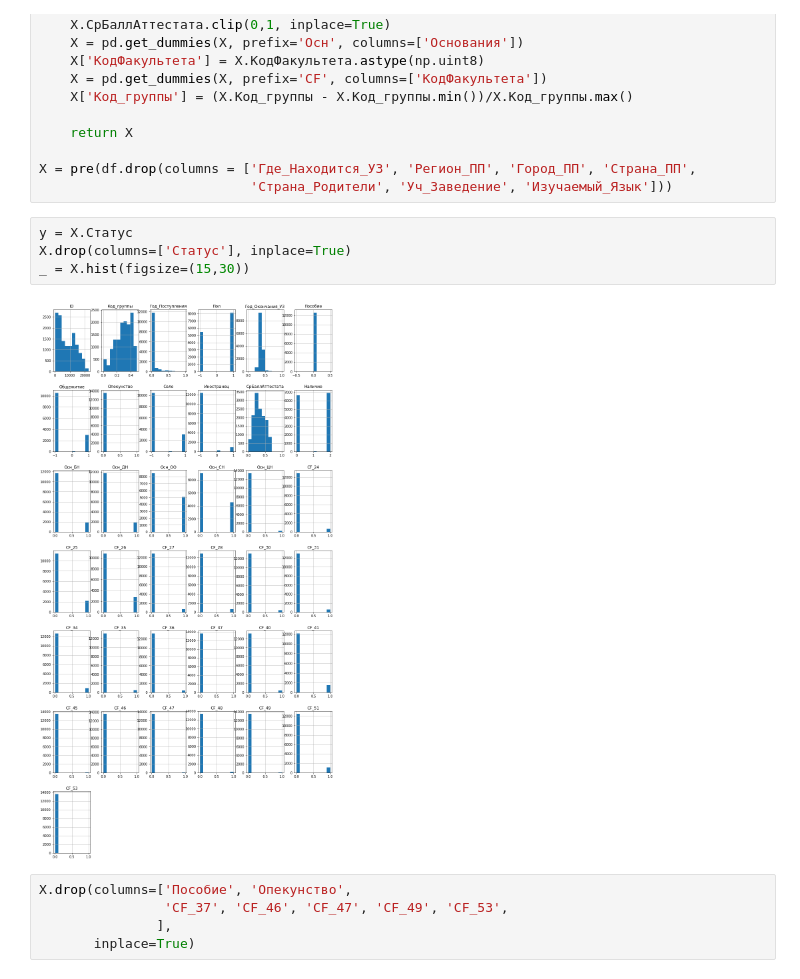
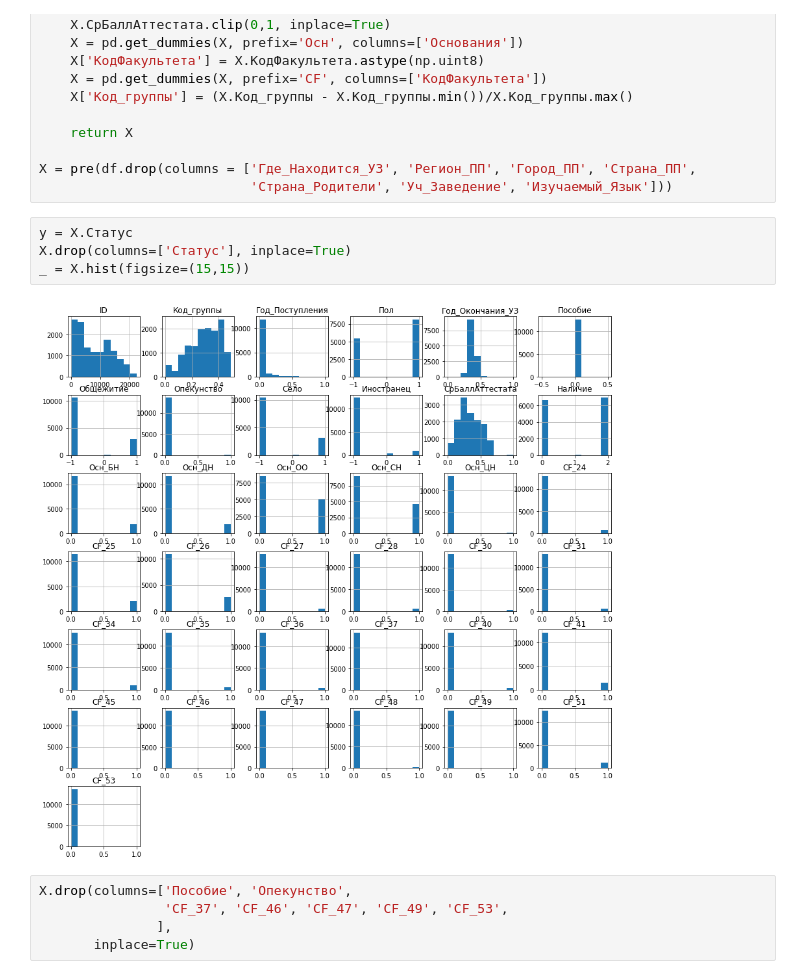
Before and after one commit to ko74dev/studstat, a Jupyter notebook: studstat.ipynb, the cells around one changed output. Saved outputs shown, nothing was run; the diff lists cells and outputs as text.

```diff
--- a/studstat.ipynb
+++ b/studstat.ipynb
@@ -110,9 +129,9 @@ X = pre(df.drop(columns = ['Где_Находится_УЗ', 'Регион_ПП'
 # %%
 y = X.Статус
 X.drop(columns=['Статус'], inplace=True)
-_ = X.hist(figsize=(15,30))
+_ = X.hist(figsize=(15,15))
 # %% [output]
-[figure, old version]
+[figure, new version]
 # %%
 X.drop(columns=['Пособие', 'Опекунство',
                 'CF_37', 'CF_46', 'CF_47', 'CF_49', 'CF_53',
```
Also changed, not shown: parts of 12 cells of this notebook.
